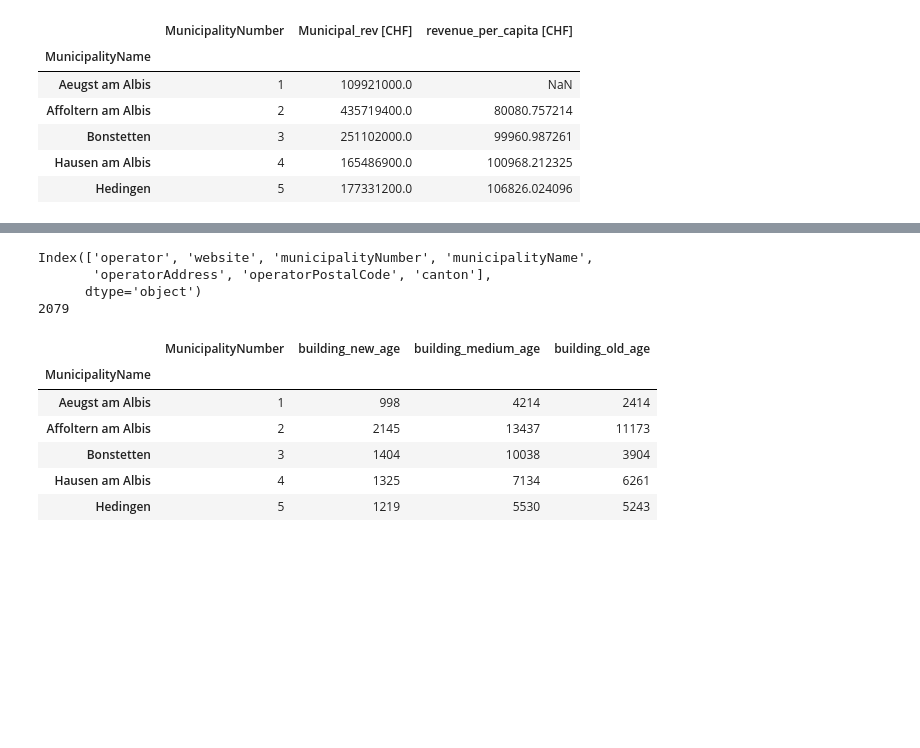
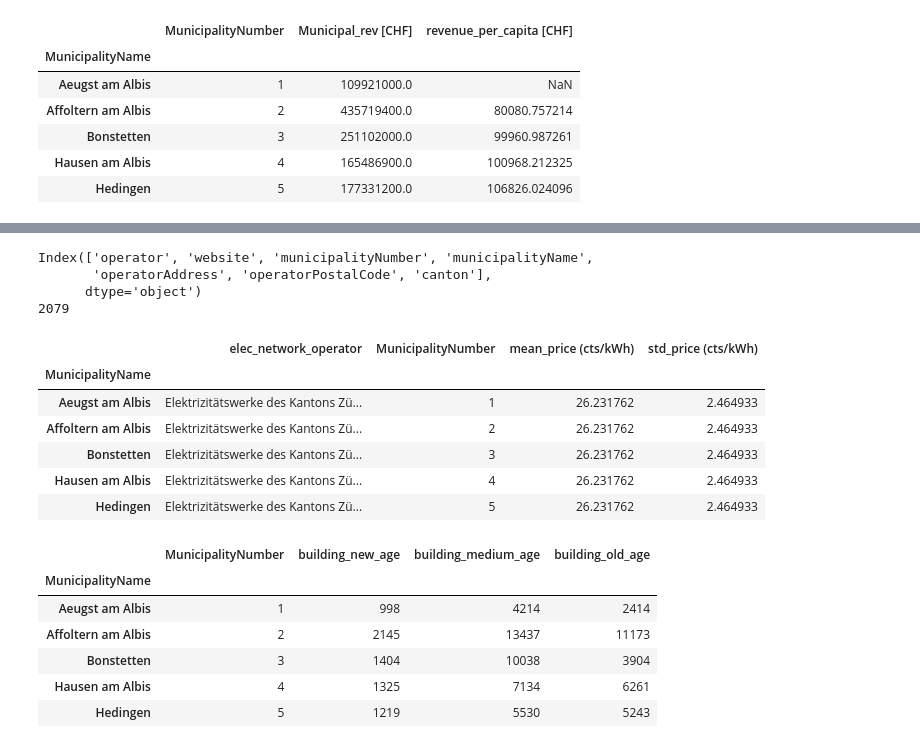
Before and after one commit to matheogodenzi/EnergyTransitionPotential, a Jupyter notebook: source/data_preprocessing/Covariates.ipynb, the cells around one changed output, grey strips where cells are left out. Drawn from its saved outputs; the diff is of its cells as text; code cells hidden in the pictures; blank space fills up the shorter version.

```diff
--- a/source/data_preprocessing/Covariates.ipynb
+++ b/source/data_preprocessing/Covariates.ipynb
@@ -328,26 +386,34 @@ energy_cons_df.head()
 # %%
 # load electricity cost data
 full_elec_cost_df = pd.read_csv("../../data/raw_data/electricity_prices.csv")
 operator_prices_df = full_elec_cost_df.groupby(" operatorLabel")[" total (cts./kWh)"].agg(["mean", "std"]).reset_index()
 operator_prices_df.columns = ["operatorLabel", "mean_price (cts/kWh)", "std_price (cts/kWh)"]
 
 df_mun = pd.read_csv("../../data/raw_data/electricity_municipality.csv")
 print(df_mun.columns)
 
 merged_df = pd.merge(df_mun, operator_prices_df, left_on='operator', right_on='operatorLabel')
-elec_cost_df = merged_df.drop(["website", "operatorPostalCode", "operatorLabel", "operatorAddress", "operator", "canton"], axis=1)
+elec_cost_df = merged_df.drop(["website", "operatorPostalCode", "operatorLabel", "operatorAddress", "canton"], axis=1)
+
 print(len(elec_cost_df["municipalityNumber"].unique()))
 elec_cost_df = elec_cost_df.drop_duplicates(subset=["municipalityNumber"])
-elec_cost_df.columns = ["MunicipalityNumber", "MunicipalityName", "mean_price (cts/kWh)", "std_price (cts/kWh)"]
+elec_cost_df.columns = ["elec_network_operator", "MunicipalityNumber", "MunicipalityName", "mean_price (cts/kWh)", "std_price (cts/kWh)"]
 elec_cost_df.set_index("MunicipalityName", inplace=True)
-elec_cost_df.head()
 
 elec_cost_df.to_csv("../../data/cleaned_data/mun_cost_elec.csv")
+elec_cost_df.head()
 # %% [output]
 Index(['operator', 'website', 'municipalityNumber', 'municipalityName',
        'operatorAddress', 'operatorPostalCode', 'canton'],
       dtype='object')
 2079
+|  | elec_network_operator | MunicipalityNumber | mean_price (cts/kWh) | std_price (cts/kWh) |
+| MunicipalityName |  |  |  |  |
+| Aeugst am Albis | Elektrizitätswerke des Kantons Zü... | 1 | 26.231762 | 2.464933 |
+| Affoltern am Albis | Elektrizitätswerke des Kantons Zü... | 2 | 26.231762 | 2.464933 |
+| Bonstetten | Elektrizitätswerke des Kantons Zü... | 3 | 26.231762 | 2.464933 |
+| Hausen am Albis | Elektrizitätswerke des Kantons Zü... | 4 | 26.231762 | 2.464933 |
+| Hedingen | Elektrizitätswerke des Kantons Zü... | 5 | 26.231762 | 2.464933 |
 # %%
 # load buildings data
 buildings_df = pd.read_csv("../../data/raw_data/buildings_2024.csv")
```
Also changed, not shown: parts of 20 cells of this notebook, 3 other files.
